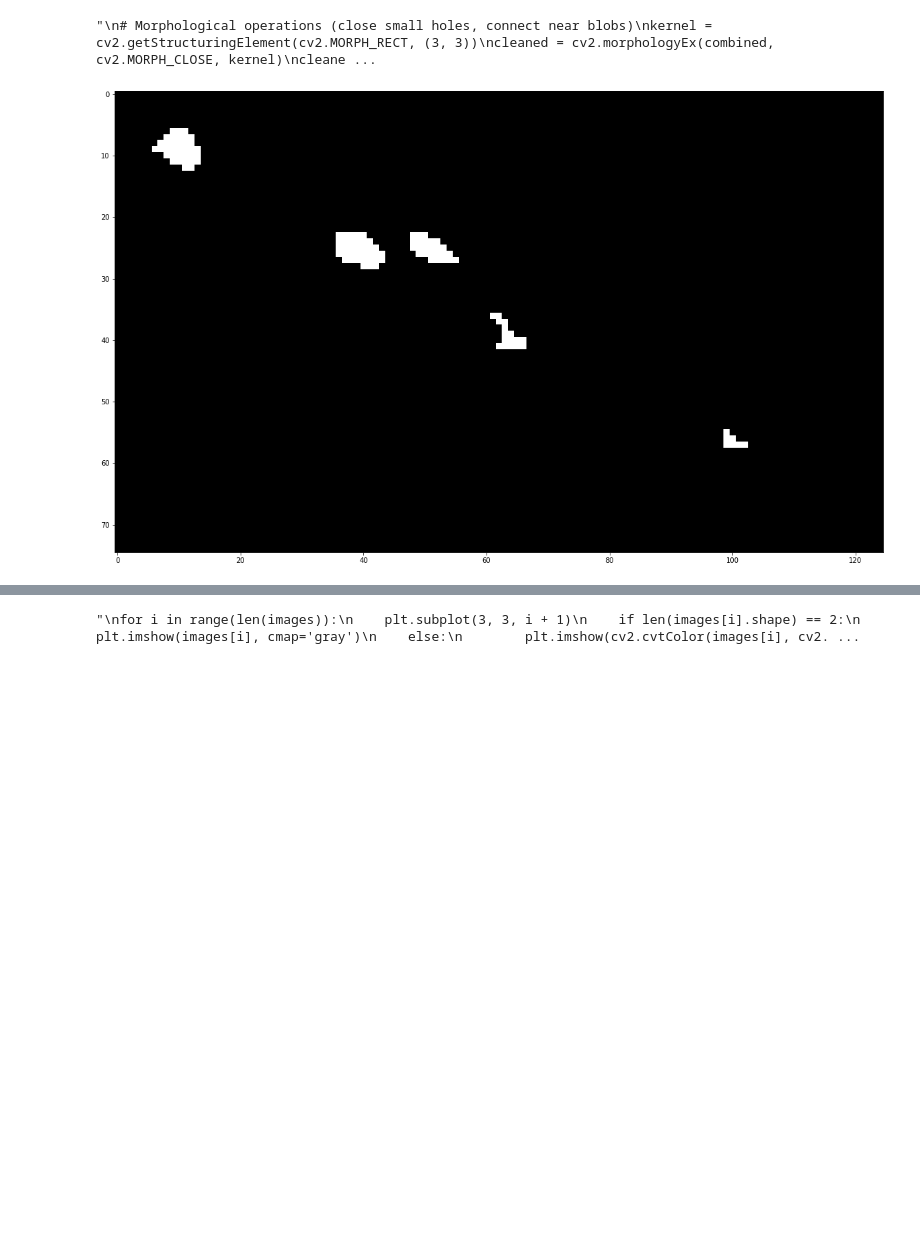
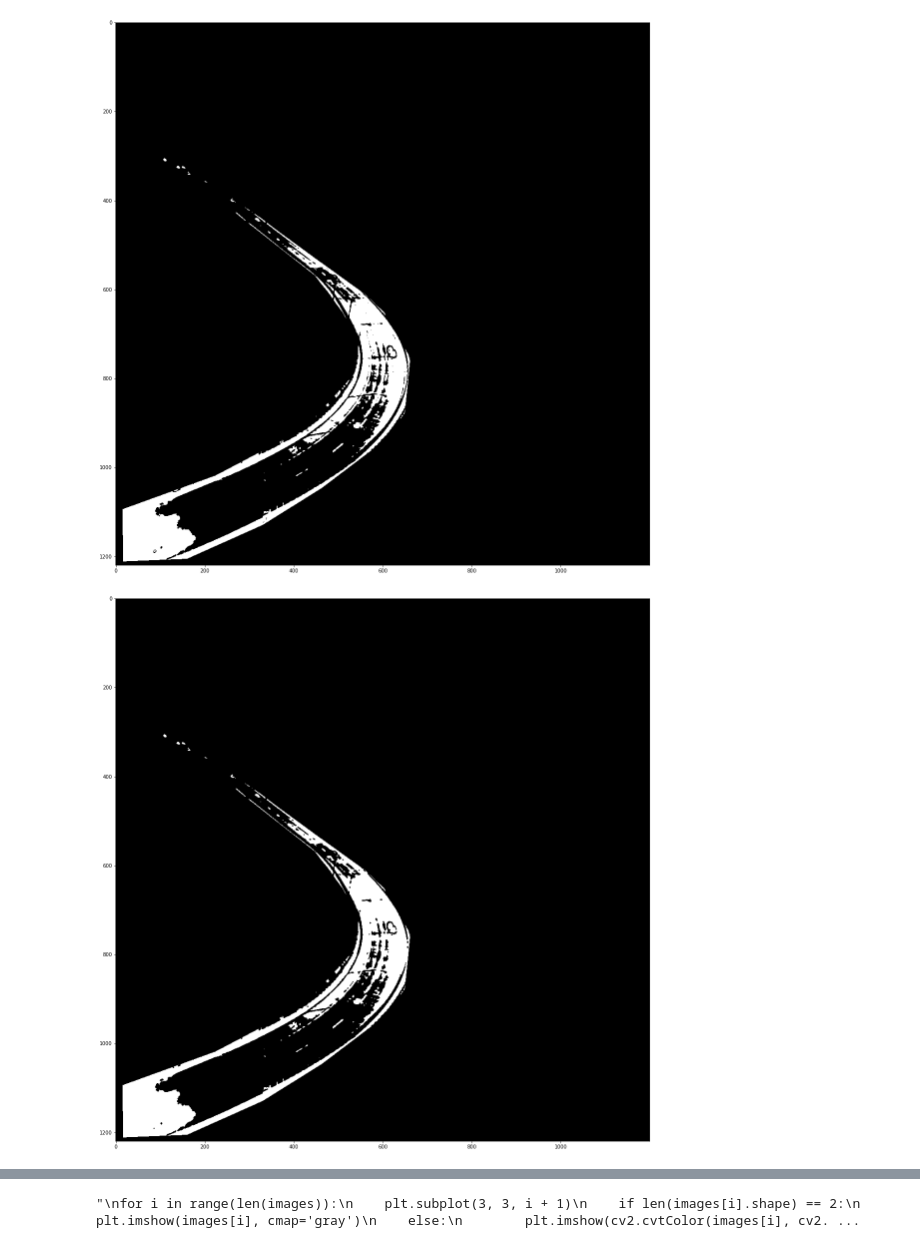
Before and after one commit to robertej19/EyeCandy, a Jupyter notebook: cvtesting-2.ipynb, the cells around one changed output, grey strips where cells are left out. Drawn from its saved outputs; the diff is of its cells as text; code cells hidden in the pictures; blank space fills up the shorter version.

```diff
--- a/cvtesting-2.ipynb
+++ b/cvtesting-2.ipynb
@@ -6,7 +6,7 @@ import os
 import sys
 # %%
 #load first image in test_frames
-img = cv2.imread("test_frames/1745176127362.jpg")
+img = cv2.imread("test_frames/1745176127519.jpg")
 print(img.shape)
 #rotate image by 180 degrees
 img = cv2.rotate(img, cv2.ROTATE_180)
@@ -41,7 +41,7 @@ plt.figure(figsize=(20, 20))
 plt.imshow(blurred)
 
 dark_thresh = 75
-bright_thresh = 160
+bright_thresh = 155
 
 # Find dark and bright pixels
 dark_pixels = cv2.inRange(blurred, 0, dark_thresh)
@@ -95,39 +95,44 @@ eroded_mask = cv2.erode(old_mask, erode_kernel, iterations=1)
 
 
 combined &= eroded_mask  # Apply road mask
 
 plt.figure(figsize=(20, 20))
 plt.imshow(combined, cmap='gray')
 
-"""
+
 # Morphological operations (close small holes, connect near blobs)
-kernel = cv2.getStructuringElement(cv2.MORPH_RECT, (3, 3))
+#kernel = cv2.getStructuringElement(cv2.MORPH_RECT, (3, 3))
+#cleaned = cv2.morphologyEx(combined, cv2.MORPH_CLOSE, kernel)
+#plt.figure(figsize=(20, 20))
+#plt.imshow(cleaned, cmap='gray')
+# use morphology to expand the blobs
+kernel = cv2.getStructuringElement(cv2.MORPH_ELLIPSE, (3, 3))
 cleaned = cv2.morphologyEx(combined, cv2.MORPH_CLOSE, kernel)
-cleaned = cv2.morphologyEx(cleaned, cv2.MORPH_OPEN, kernel)
+plt.figure(figsize=(20, 20))
+plt.imshow(cleaned, cmap='gray')
 
 # Find contours from cleaned binary image
-contours, _ = cv2.findContours(cleaned, cv2.RETR_EXTERNAL, cv2.CHAIN_APPROX_SIMPLE)
+contours, _ = cv2.findContours(combined, cv2.RETR_EXTERNAL, cv2.CHAIN_APPROX_SIMPLE)
 
 # Draw bounding boxes for blobs with area >= 9 pixels
-output_img = img.copy()
-min_area = 9
+output_img = masked_frame.copy()
+min_area = 2
 
 for cnt in contours:
     area = cv2.contourArea(cnt)
     if area >= min_area:
         x, y, w, h = cv2.boundingRect(cnt)
         cv2.rectangle(output_img, (x, y), (x + w, y + h), (0, 0, 255), 1)  # Red box
 
 # Optionally display
 import matplotlib.pyplot as plt
 
 plt.figure(figsize=(12, 8))
 plt.imshow(cv2.cvtColor(output_img, cv2.COLOR_BGR2RGB))
 plt.title('Detected Blobs with Red Bounding Boxes')
 plt.axis('off')
 plt.tight_layout()
 plt.show()
-"""
 # %% [output]
-"\n# Morphological operations (close small holes, connect near blobs)\nkernel = cv2.getStructuringElement(cv2.MORPH_RECT, (3, 3))\ncleaned = cv2.morphologyEx(combined, cv2.MORPH_CLOSE, kernel)\ncleane ...
-[figure, old version]
+[figure, new version]
+[figure, added]
```
Also changed, not shown: parts of 3 cells of this notebook.
